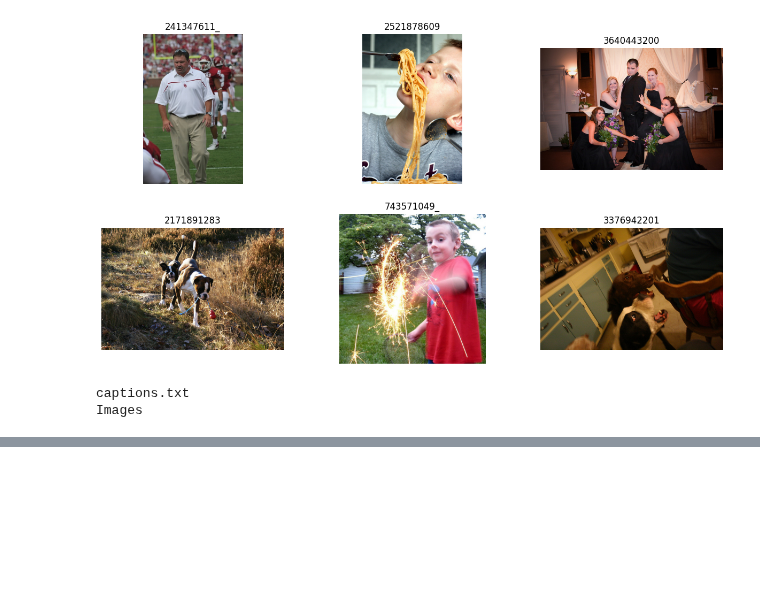
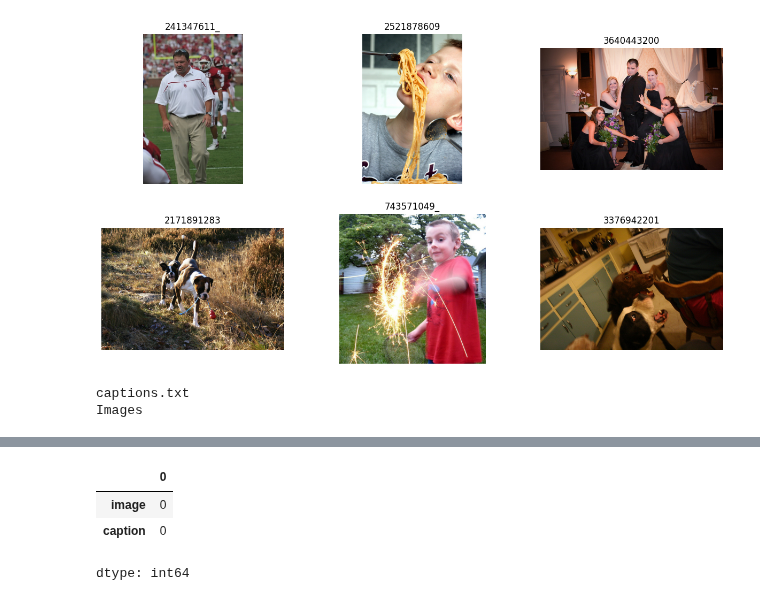
Before and after one commit to varshabonkur/Image-Caption-Generator-Deep-Learning, a Jupyter notebook: Image_Caption_Generator.ipynb, the cells around one changed output, grey strips where cells are left out. Drawn from its saved outputs; the diff is of its cells as text; code cells hidden in the pictures; blank space fills up the shorter version.

```diff
--- a/Image_Caption_Generator.ipynb
+++ b/Image_Caption_Generator.ipynb
@@ -103,0 +139,8 @@ Images
+# %%
+#Checking Missing Values
+captions.isnull().sum()
+# %% [output]
+|  | 0 |
+| image | 0 |
+| caption | 0 |
+dtype: int64
```
Also changed, not shown: parts of 6 cells of this notebook.
